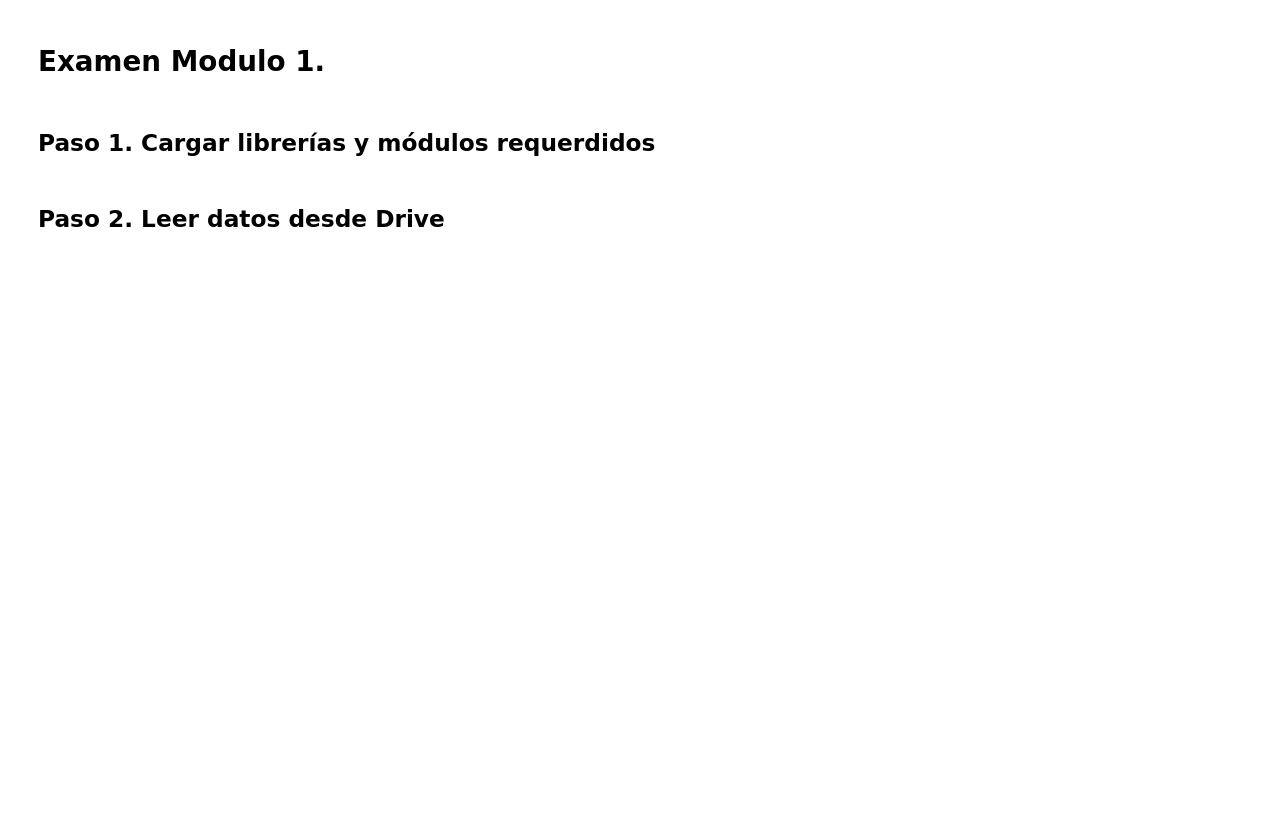
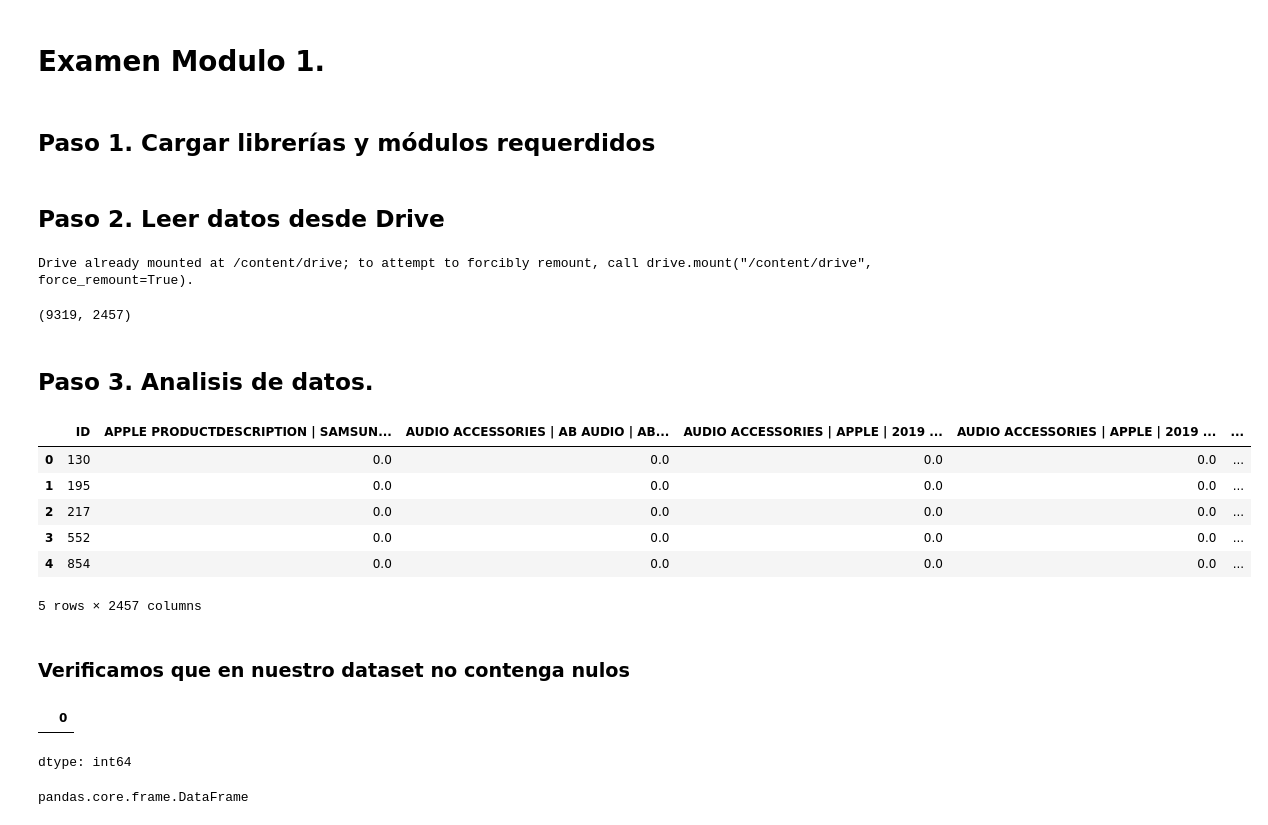
Before and after one commit to cardonasebastian/data-science-bourbaki, a Jupyter notebook: Modulo1/Examen_Modulo1/Examen.ipynb, the cells around one changed output. Drawn from its saved outputs; the diff is of its cells as text; code cells hidden in the pictures; blank space fills up the shorter version.

```diff
--- a/Modulo1/Examen_Modulo1/Examen.ipynb
+++ b/Modulo1/Examen_Modulo1/Examen.ipynb
@@ -22,4 +24,36 @@ import seaborn as sns
 # %% [markdown]
 ## Paso 2. Leer datos desde Drive
+# %%
+drive.mount('/content/drive')
+# %% [output]
+Drive already mounted at /content/drive; to attempt to forcibly remount, call drive.mount("/content/drive", force_remount=True).
 # %%
 df = pd.read_csv("/content/drive/MyDrive/Curso_Ciencia_De_Datos/Examen_Modulo1/Datos/FraudeCanastas.csv")
+df.shape
+# %% [output]
+(9319, 2457)
+# %% [markdown]
+## Paso 3. Analisis de datos.
+# %%
+df.head()
+# %% [output]
+|  | ID | APPLE PRODUCTDESCRIPTION | SAMSUN... | AUDIO ACCESSORIES | AB AUDIO | AB... | AUDIO ACCESSORIES | APPLE | 2019 ... | AUDIO ACCESSORIES | APPLE | 2019 ... | ... |
+| 0 | 130 | 0.0 | 0.0 | 0.0 | 0.0 | ... |
+| 1 | 195 | 0.0 | 0.0 | 0.0 | 0.0 | ... |
+| 2 | 217 | 0.0 | 0.0 | 0.0 | 0.0 | ... |
+| 3 | 552 | 0.0 | 0.0 | 0.0 | 0.0 | ... |
+| 4 | 854 | 0.0 | 0.0 | 0.0 | 0.0 | ... |
+5 rows × 2457 columns
+# %% [markdown]
+### Verificamos que en nuestro dataset no contenga nulos
+# %%
+nulos = df.isnull().sum()
+columnas_con_nulos = nulos[nulos > 0]
+columnas_con_nulos
+# %% [output]
+|  | 0 |
+dtype: int64
+# %%
+type(df)
+# %% [output]
+pandas.core.frame.DataFrame
```
Also changed, not shown: parts of 26 cells of this notebook.
